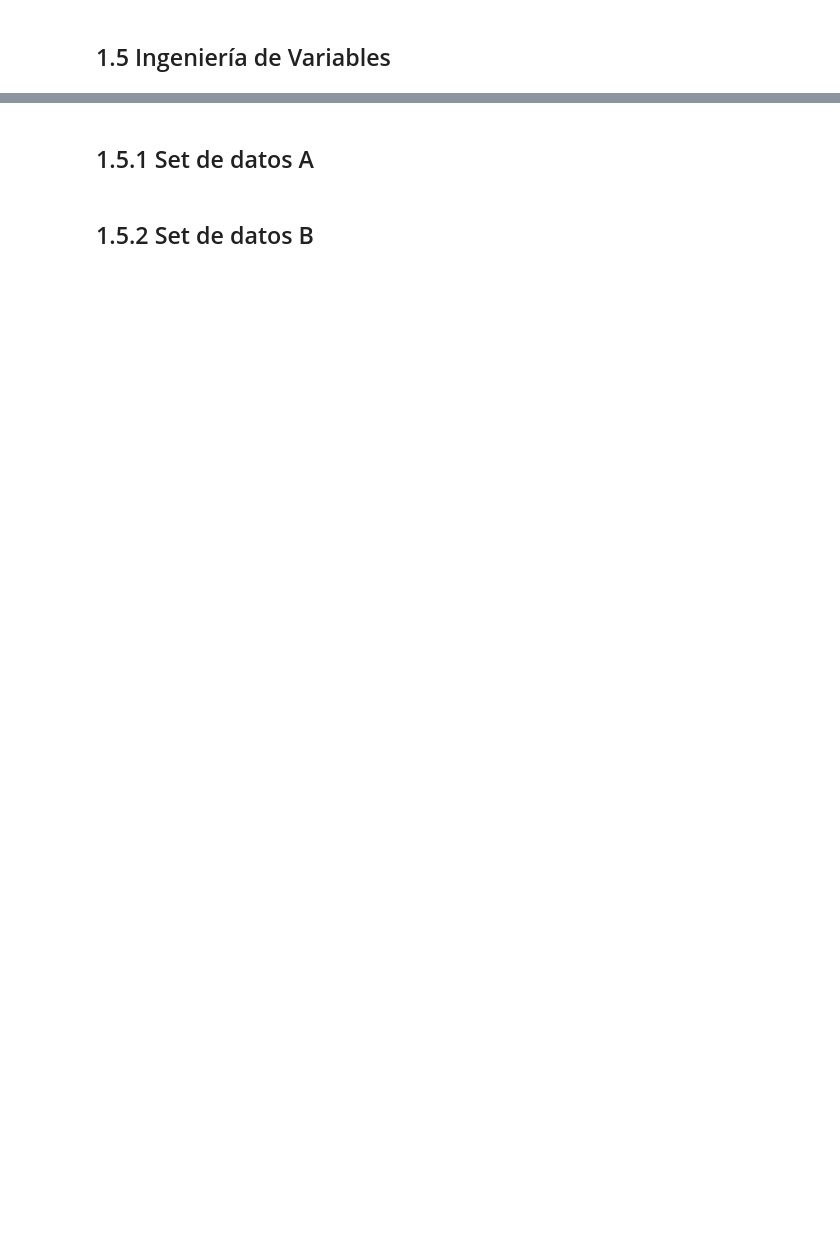
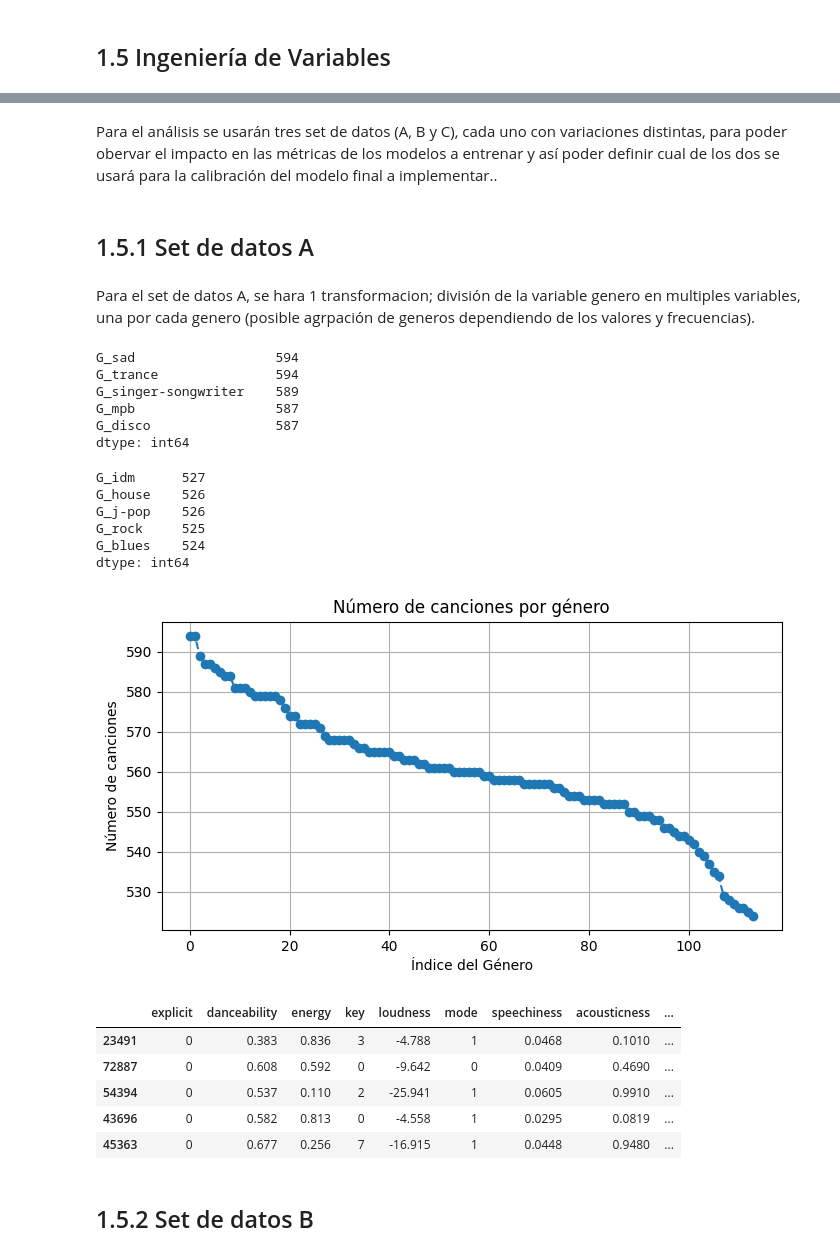
Before and after one commit to JohanManjarresMIAD/JohanManjarresMIAD-JohanManjarresMIAD-MIAD_ML_NLP_2026-Grupo_26, a Jupyter notebook: Semana 3/S3P1_proyecto1_v2.ipynb, the cells around one changed output, grey strips where cells are left out. Drawn from its saved outputs; the diff is of its cells as text; code cells hidden in the pictures; blank space fills up the shorter version.

```diff
--- a/Semana 3/S3P1_proyecto1_v2.ipynb
+++ b/Semana 3/S3P1_proyecto1_v2.ipynb
@@ -184,15 +185,15 @@ plt.show()
 # %%
 # Mostramos las estadísticas descriptivas de las variables del set de datos de Train
 pd.set_option('display.max_columns', None)
-display(dataTraining.describe())
+display(data_Training.describe())
 
 # La variable duration_ms tiene una escala muy grande, la cual puede generar problemas para algunos modelos (por ejemplo regresiones lineales), por lo que se pasa a minutos
-dataTraining['duration_min'] = dataTraining['duration_ms'] / 60000
+data_Training['duration_min'] = data_Training['duration_ms'] / 60000
 data_Testing['duration_min'] = data_Testing['duration_ms'] / 60000
 
 # Eliminamos la columna original duration_ms
-dataTraining.drop(columns=['duration_ms'], inplace=True)
+data_Training.drop(columns=['duration_ms'], inplace=True)
 data_Testing.drop(columns=['duration_ms'], inplace=True)
 
 pd.set_option('display.max_columns', None)
-display(dataTraining.describe())
+display(data_Training.describe())
@@ -239,11 +259,6 @@ X_train['artist_popularity_avg'] = X_train['artists'].str.split(';').apply(obten
 X_val['artist_popularity_avg'] = X_val['artists'].str.split(';').apply(obtener_fama)
 data_Testing['artist_popularity_avg'] = data_Testing['artists'].str.split(';').apply(obtener_fama)
 
-#Se elimina la columna original de artista
-X_train.drop(columns=['artists'], inplace=True)
-X_val.drop(columns=['artists'], inplace=True)
-data_Testing.drop(columns=['artists'], inplace=True)
-
 display(Markdown(f"""Las traformaciones realizadas no generan data-leakage dentro dentro de los datos dado que algunas de ellas no contemplan la variable de interés dentro de
                 los calculos, y otras como artist_popularity_avg la consideran pero solo usan los datos de entrenamiento, por lo que cuando se entrene un modelo, los datos de
                  validación y test no conocerán el comportamiento de la variable a predecir."""))
@@ -258,5 +276,5 @@ Name: popularity, dtype: float64
 # %%
-display(Markdown(f"""Para el análisis se usarán dos set de datos (A y B), cada uno con variaciones distintas, para poder obervar el impacto en las métricas de los modelos a
+display(Markdown(f"""Para el análisis se usarán tres set de datos (A, B y C), cada uno con variaciones distintas, para poder obervar el impacto en las métricas de los modelos a
                  entrenar y así poder definir cual de los dos se usará para la calibración del modelo final a implementar.."""))
 
 #Set de datos A
@@ -268,49 +286,74 @@ x_test_A = data_Testing.copy()
 X_train_B = X_train.copy()
 X_val_B = X_val.copy()
 x_test_B = data_Testing.copy()
+
+#Set de datos C
+X_train_C = X_train.copy()
+X_val_C = X_val.copy()
+x_test_C = data_Testing.copy()
+# %% [output]
+Para el análisis se usarán tres set de datos (A, B y C), cada uno con variaciones distintas, para poder obervar el impacto en las métricas de los modelos a
+                 entrenar y así poder definir cual de los dos se usará para la calibración del modelo final a implementar..
 # %% [markdown]
 ## 1.5.1 Set de datos A
 # %%
-display(Markdown(f"""Para el set de datos A, se haran 2 transformaciones; eliminación de variables categóricas y división de la variable genero en multiples variables, una por
+display(Markdown(f"""Para el set de datos A, se hara 1 transformacion; división de la variable genero en multiples variables, una por
                  cada genero (posible agrpación de generos dependiendo de los valores y frecuencias)."""))
 
 #Eliminamos las variales categoricas
-X_train_A = X_train_A.drop(columns=['track_name', 'album_name'])
-X_val_A = X_val_A.drop(columns=['track_name', 'album_name'])
-X_test_A = X_test_A.drop(columns=['track_name', 'album_name'])
+X_train_A = X_train_A.drop(columns=['track_name', 'album_name','artists'])
+X_val_A = X_val_A.drop(columns=['track_name', 'album_name','artists'])
+x_test_A = x_test_A.drop(columns=['track_name', 'album_name','artists'])
 
 # Creamos una variable para cada genero, para poder separar el impacto por género
-encoder = OneHotEncoder(sparse_output=False, handle_unknown='ignore', dtype=int)
-train_enc = encoder.fit_transform(X_train_A[['track_genre']])
-val_enc = encoder.transform(X_val_A[['track_genre']])
-test_enc = encoder.transform(x_test_A[['track_genre']])
-cols = encoder.get_feature_names_out(['track_genre'])
-X_train_A = pd.concat([X_train_A.drop(columns='track_genre'), pd.DataFrame(train_enc, columns=cols, index=X_train_A.index)], axis=1)
-X_val_A = pd.concat([X_val_A.drop(columns='track_genre'), pd.DataFrame(val_enc, columns=cols, index=X_val_A.index)], axis=1)
-x_test_A = pd.concat([x_test_A.drop(columns='track_genre'), pd.DataFrame(test_enc, columns=cols, index=x_test_A.index)], axis=1)
+X_train_A = X_train_A.join(pd.get_dummies(X_train_A['track_genre'], prefix='G', dtype=int))
+X_val_A = X_val_A.join(pd.get_dummies(X_val_A['track_genre'], prefix='G', dtype=int))
+x_test_A = x_test_A.join(pd.get_dummies(x_test_A['track_genre'], prefix='G', dtype=int))
 
 # Eliminamos la columna original porque ya no la necesitamos
 X_train_A.drop(columns=['track_genre'], inplace=True)
 X_val_A.drop(columns=['track_genre'], inplace=True)
 x_test_A.drop(columns=['track_genre'], inplace=True)
 
 # Después de crear las variables para cada genero se observa la representatividad de cada una dentro del dataset para poder evaluar si es pertinente agrupar generos
 generos_cols = [col for col in X_train_A.columns if col.startswith('G_')]
 frecuencias = X_train_A[generos_cols].sum().sort_values(ascending=False)
 display(frecuencias.head())
 display(frecuencias.tail())
 
 plt.figure(figsize=(8, 4))
 plt.plot(range(len(frecuencias)), frecuencias.values, marker='o', linestyle='--')
 plt.title("Número de canciones por género")
 plt.xlabel("Índice del Género")
 plt.ylabel("Número de canciones")
 plt.grid(True)
 plt.show()
 # Se observa que los generos tienen entre 524 a 594  filas dntro del dataset de train, por lo cual se tiene un buen balanceo de generos y se mantendrá la información como ya
 # se tiene
 
 display(X_train_A.head())
+# %% [output]
+Para el set de datos A, se hara 1 transformacion; división de la variable genero en multiples variables, una por
+                 cada genero (posible agrpación de generos dependiendo de los valores y frecuencias).
+G_sad                  594
+G_trance               594
+G_singer-songwriter    589
+G_mpb                  587
+G_disco                587
+dtype: int64
+G_idm      527
+G_house    526
+G_j-pop    526
+G_rock     525
+G_blues    524
+dtype: int64
+[figure, added]
+|  | explicit | danceability | energy | key | loudness | mode | speechiness | acousticness | ... |
+| 23491 | 0 | 0.383 | 0.836 | 3 | -4.788 | 1 | 0.0468 | 0.1010 | ... |
+| 72887 | 0 | 0.608 | 0.592 | 0 | -9.642 | 0 | 0.0409 | 0.4690 | ... |
+| 54394 | 0 | 0.537 | 0.110 | 2 | -25.941 | 1 | 0.0605 | 0.9910 | ... |
+| 43696 | 0 | 0.582 | 0.813 | 0 | -4.558 | 1 | 0.0295 | 0.0819 | ... |
+| 45363 | 0 | 0.677 | 0.256 | 7 | -16.915 | 1 | 0.0448 | 0.9480 | ... |
 # %% [markdown]
 ## 1.5.2 Set de datos B
 # %%
```
Also changed, not shown: parts of 9 cells of this notebook, 1 other file.
